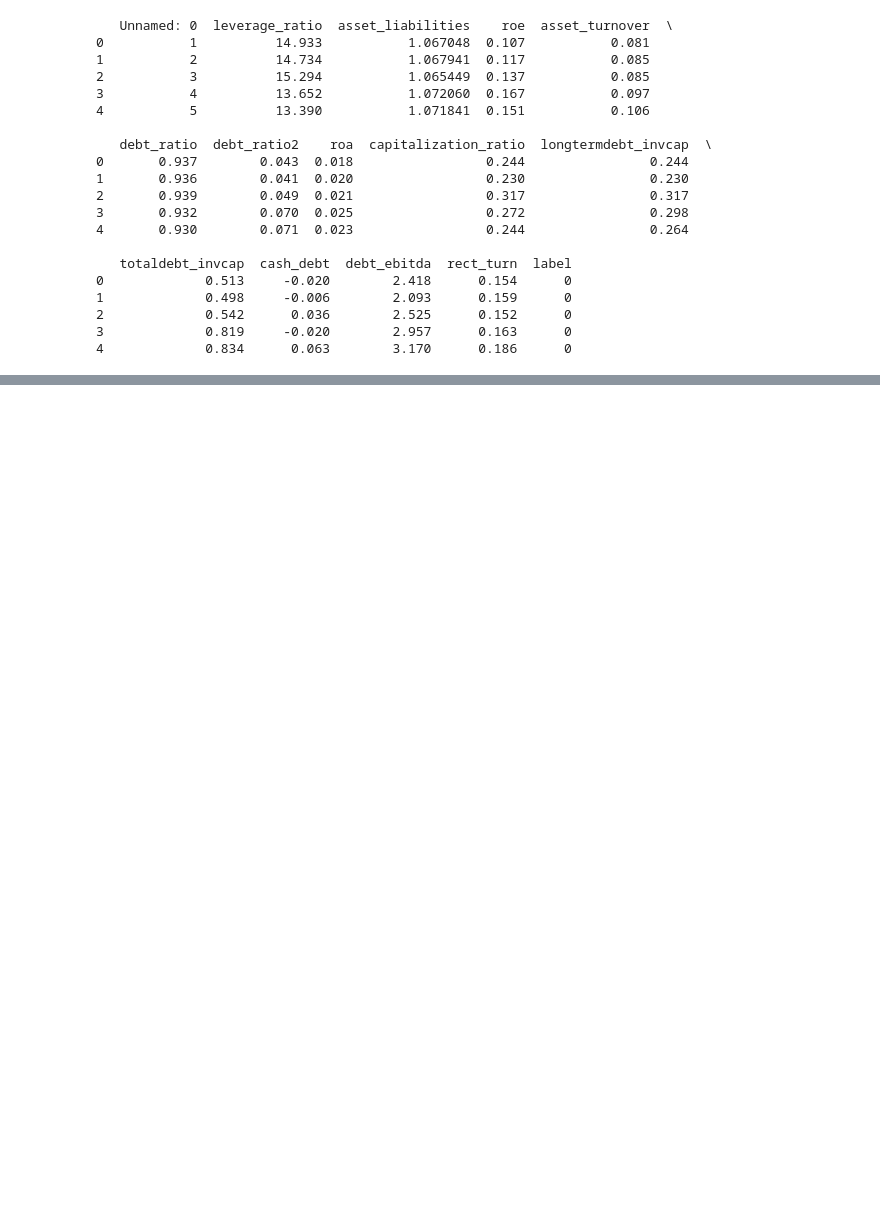
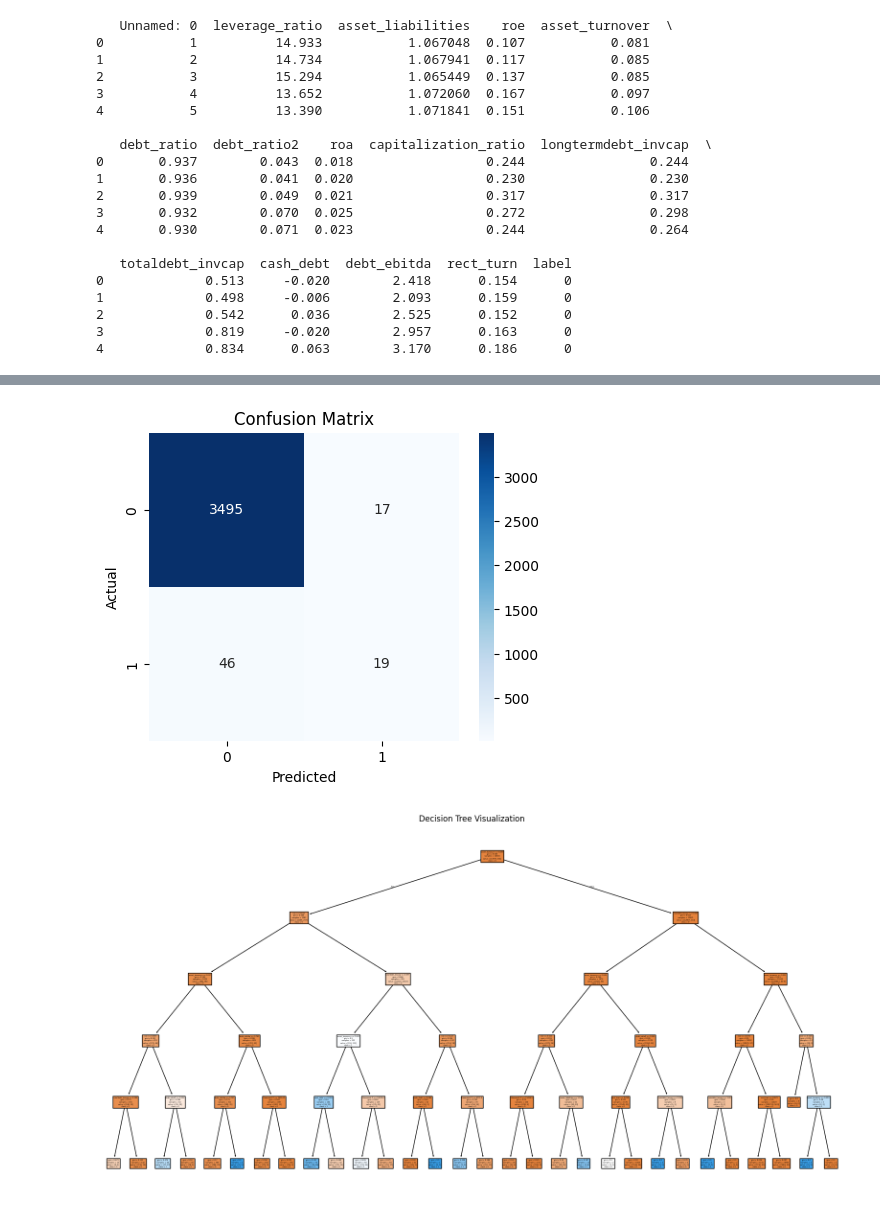
Before and after one commit to sosomeet/Bank_Failure_Prediction, a Jupyter notebook: Decision_tree.ipynb, the cells around one changed output, grey strips where cells are left out. Cells and saved outputs as stored; diff of their text form; code cells hidden in the pictures; blank space fills up the shorter version.

```diff
--- a/Decision_tree.ipynb
+++ b/Decision_tree.ipynb
@@ -36,0 +70,33 @@ print(df.head())
+# %%
+import pandas as pd
+import matplotlib.pyplot as plt
+import seaborn as sns
+from sklearn.tree import DecisionTreeClassifier, plot_tree
+from sklearn.model_selection import train_test_split
+from sklearn.metrics import confusion_matrix
+
+# Confusion Matrix 시각화
+cm = confusion_matrix(y_test, y_pred)
+plt.figure(figsize=(5,4))
+sns.heatmap(cm, annot=True, fmt='d', cmap='Blues')
+plt.xlabel('Predicted')
+plt.ylabel('Actual')
+plt.title('Confusion Matrix')
+plt.show()
+
+# Decision Tree 시각화
+plt.figure(figsize=(20,10))
+plot_tree(model, feature_names=X.columns, class_names=['0','1'], filled=True)
+plt.title('Decision Tree Visualization')
+plt.show()
+
+# Feature importance 시각화
+importances = pd.Series(model.feature_importances_, index=X.columns)
+plt.figure(figsize=(8,5))
+importances.sort_values().plot(kind='barh')
+plt.title('Feature Importance (Decision Tree)')
+plt.xlabel('Importance')
+plt.show()
+# %% [output]
+[figure, added]
+[figure, added]
```
Also changed, not shown: parts of 2 cells of this notebook, 1 other file.
